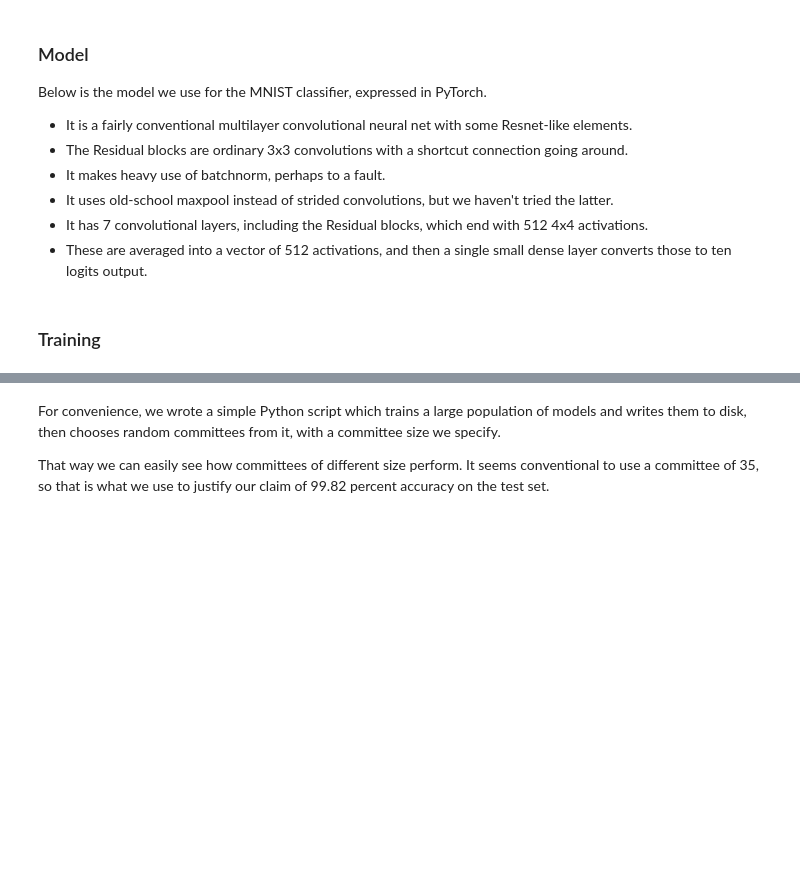
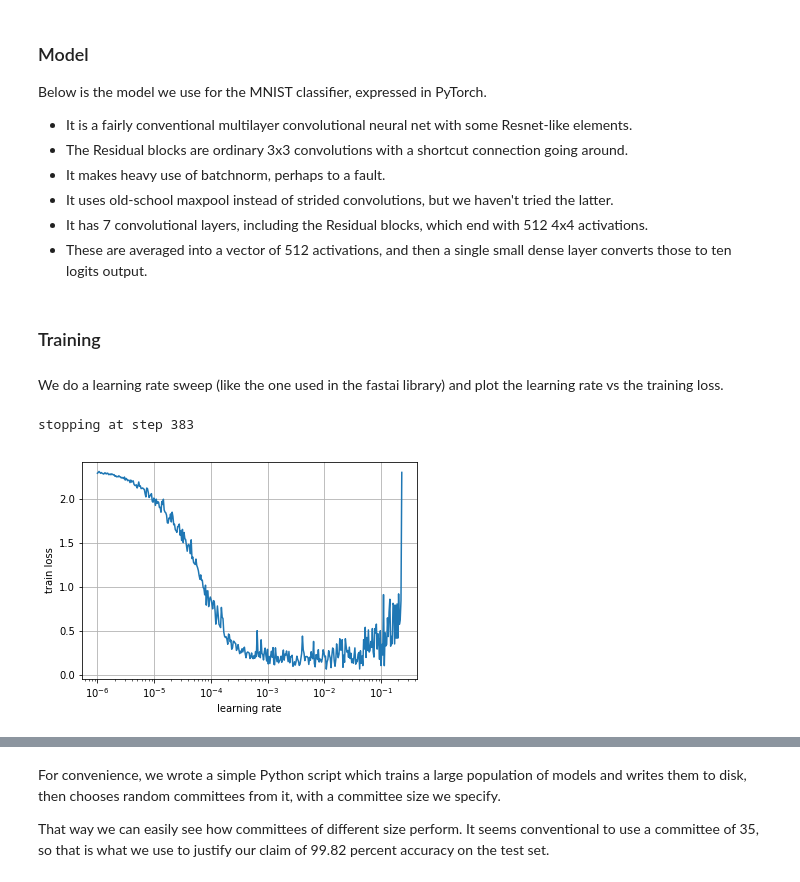
Before and after one commit to ttdoucet/mnist, a Jupyter notebook: mnist.ipynb, the cells around one changed output, grey strips where cells are left out. Cells and saved outputs as stored; diff of their text form; code cells hidden in the pictures; blank space fills up the shorter version.

Commit message:
Updated notebook for new training schedule and results.

```diff
--- a/mnist.ipynb
+++ b/mnist.ipynb
@@ -66,7 +66,7 @@ class Residual(nn.Module):
         x = self.bn(x)
         return x + F.relu(self.conv3x3(x))
 
-def mnist_model():
+def _mnist_model():
     "Returns an initialized but untrained model for MNIST."
     return nn.Sequential(
                nn.Conv2d(in_channels=1, out_channels=128, kernel_size=5, padding=2),
@@ -129,0 +100,8 @@ def train_one(trainset, testset):
+# %% [markdown]
+We do a learning rate sweep (like the one used in the fastai library) and plot the learning rate vs the training loss.
+# %%
+trainer = Trainer(mnist_model(), trainset)
+lr_find(trainer, p=0.90, wd=0, bs=100);
+# %% [output]
+stopping at step 383
+[figure, added]
```
Also changed, not shown: parts of 27 cells of this notebook.
